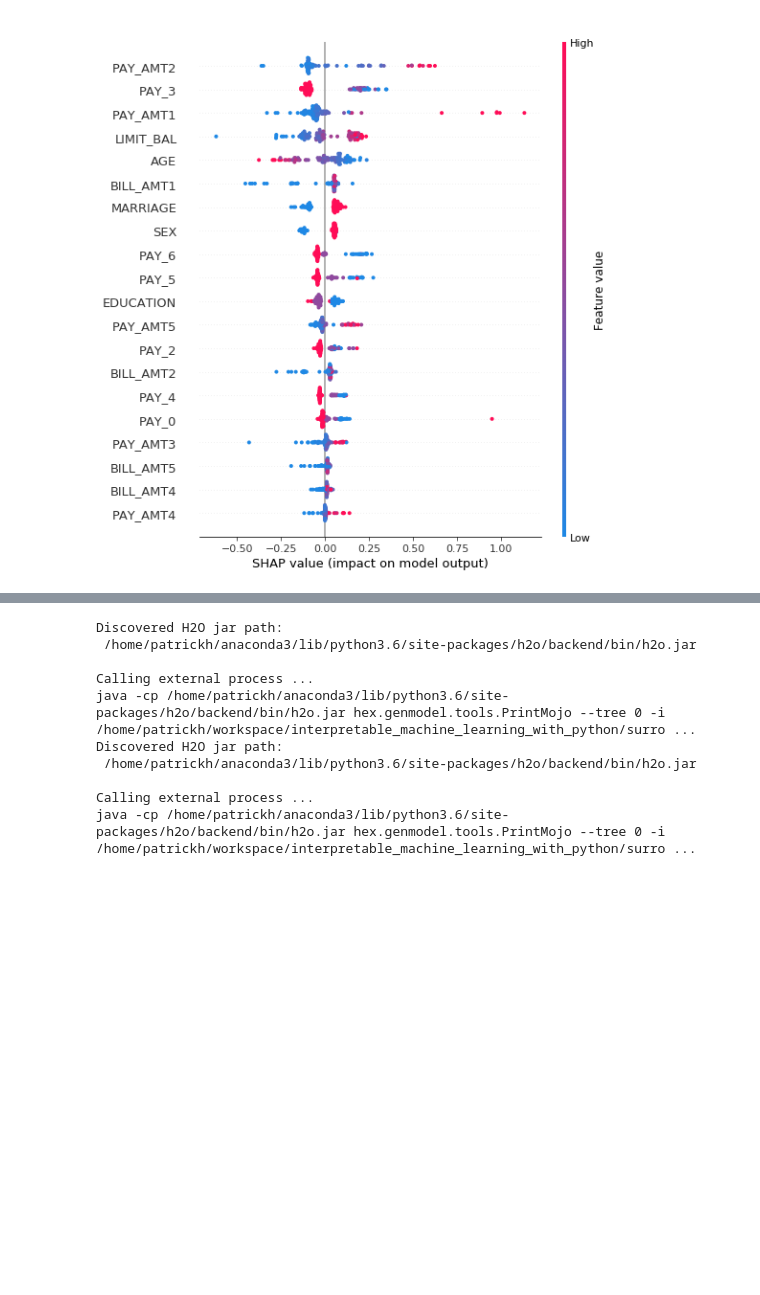
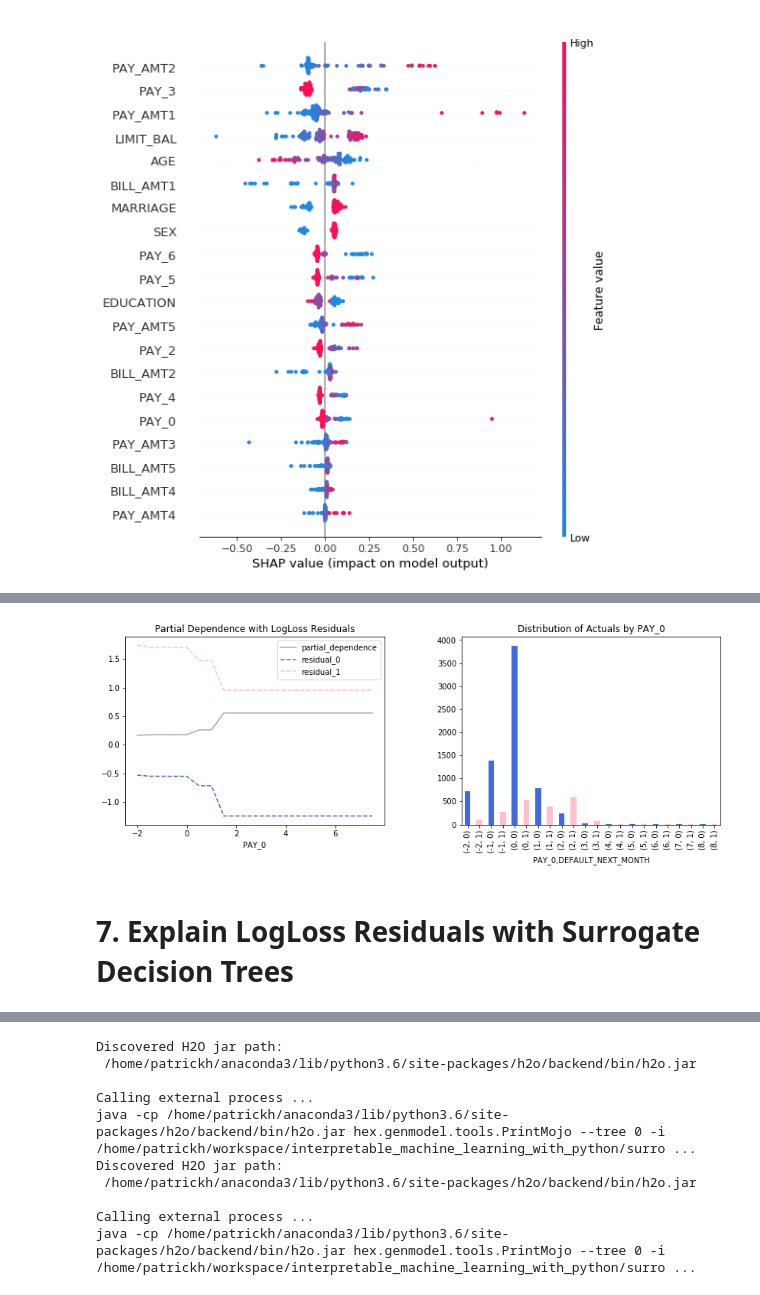
Before and after one commit to jphall663/interpretable_machine_learning_with_python, a Jupyter notebook: pdp_dt_surr_res_shap_loss.ipynb, the cells around one changed output, grey strips where cells are left out. Cells and saved outputs as stored; diff of their text form; code cells hidden in the pictures; blank space fills up the shorter version.

```diff
--- a/pdp_dt_surr_res_shap_loss.ipynb
+++ b/pdp_dt_surr_res_shap_loss.ipynb
@@ -431,0 +403,8 @@ _ = train['LIMIT_BAL'].plot(kind='hist', bins=20, title='Histogram: PAY_0', ax=a
+# %%
+pardep_PAY_0 = par_dep('PAY_0', test[X], xgb_model)
+bins = list(pardep_PAY_0['PAY_0'])
+
+pardep_PAY_0['residual_0'] = mean_resid('PAY_0', y, test.loc[test[y] == 0, X + [y]], xgb_model)['residual']
+pardep_PAY_0['residual_1'] = mean_resid('PAY_0', y, test.loc[test[y] == 1, X + [y]], xgb_model)['residual']
+
+pardep_PAY_0
@@ -432,3 +429,21 @@ _ = train['LIMIT_BAL'].plot(kind='hist', bins=20, title='Histogram: PAY_0', ax=a
+# %%
+fig, (ax0, ax1) = plt.subplots(ncols=2, sharey=False)
+plt.tight_layout()
+plt.subplots_adjust(left=0.0, right=1.8, wspace=0.3)
+
+_ = pardep_PAY_0.plot(kind='line', x='PAY_0', y='partial_dependence', color='darkgrey',
+                      title='Partial Dependence with LogLoss Residuals', ax=ax0)
+_ = pardep_PAY_0.plot(kind='line', x='PAY_0', y='residual_0', color='royalblue', linestyle='--', ax=ax0)
+_ = pardep_PAY_0.plot(kind='line', x='PAY_0', y='residual_1', color='pink', linestyle='--', ax=ax0)
+
+gb = test.groupby(['PAY_0', y]).count()
+gb['color'] = 'magenta'
+gb.iloc[::2, :]['color'] = 'royalblue'
+_ = test.groupby(['PAY_0', y]).count().plot(kind='bar', y='ID', legend=False, color=gb['color'], title='Distribution of Actuals by PAY_0', ax=ax1)
+# %% [output]
+[figure, added]
+# %% [markdown]
+# 7. Explain LogLoss Residuals with Surrogate Decision Trees
 # %%
 import h2o
 from h2o.estimators.random_forest import H2ORandomForestEstimator # for single tree
```
Also changed, not shown: parts of 31 cells of this notebook, 2 other files.
